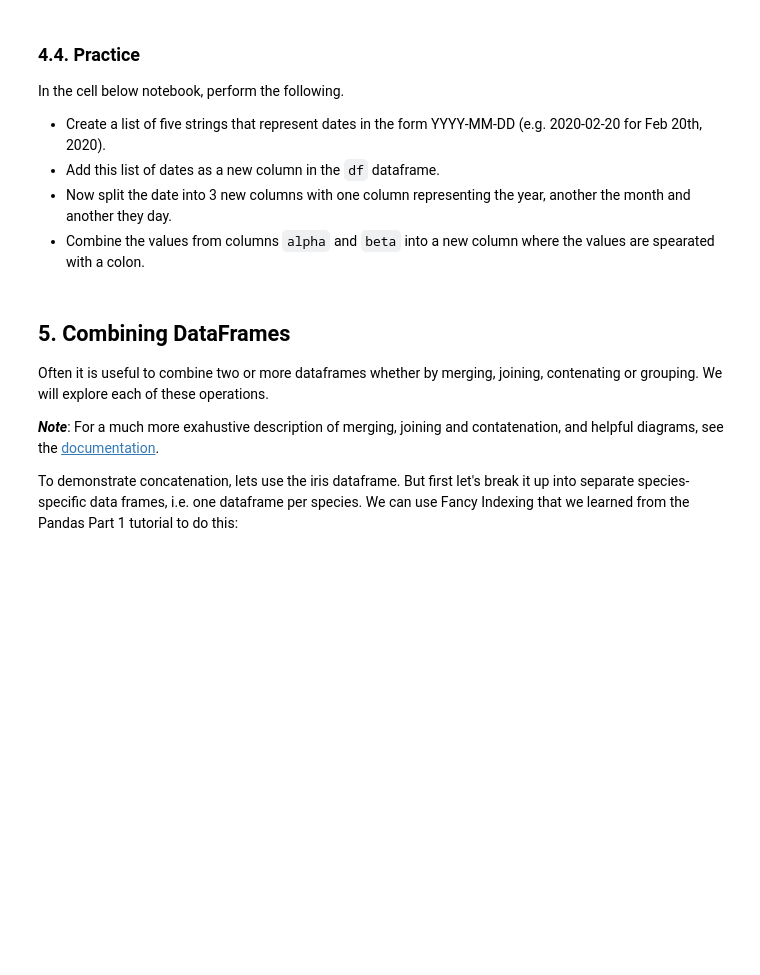
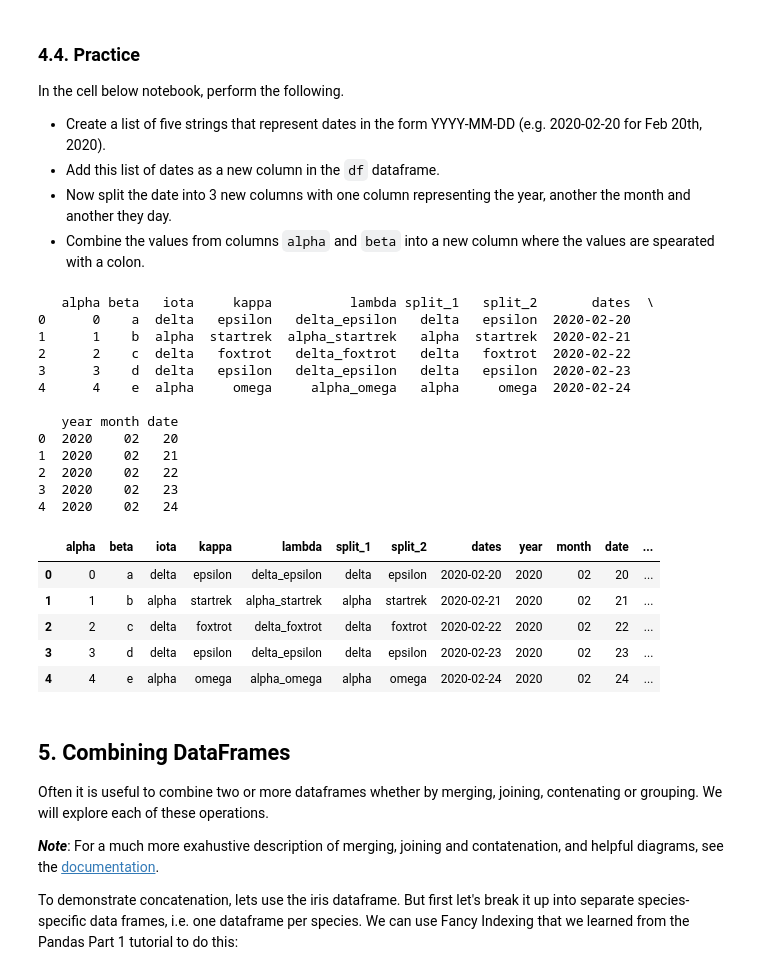
Before and after one commit to ko0000/Data-Analytics-With-Python, a Jupyter notebook: Module2-Data_Analytics/A04-Pandas_Part2.ipynb, the cells around one changed output. Saved outputs shown, nothing was run; the diff lists cells and outputs as text; code cells hidden in the pictures; blank space fills up the shorter version.

```diff
--- a/Module2-Data_Analytics/A04-Pandas_Part2.ipynb
+++ b/Module2-Data_Analytics/A04-Pandas_Part2.ipynb
@@ -603,6 +649,34 @@ In the cell below notebook, perform the following.
 + Add this list of dates as a new column in the `df` dataframe.
 + Now split the date into 3 new columns with one column representing the year, another the month and another they day.
 + Combine the values from columns `alpha` and `beta` into a new column where the values are spearated with a colon.
+# %%
+date2= ["2020-02-20","2020-02-21","2020-02-22","2020-02-23","2020-02-24"]
+df["dates"]=date2
+df["year"], df["month"], df["date"] = df["dates"].str.split("-",2).str
+print(df)
+
+df["new"]= df["alpha"].astype(str) + ':' + df["beta"]
+df
+# %% [output]
+   alpha beta   iota     kappa          lambda split_1   split_2       dates  \
+0      0    a  delta   epsilon   delta_epsilon   delta   epsilon  2020-02-20
+1      1    b  alpha  startrek  alpha_startrek   alpha  startrek  2020-02-21
+2      2    c  delta   foxtrot   delta_foxtrot   delta   foxtrot  2020-02-22
+3      3    d  delta   epsilon   delta_epsilon   delta   epsilon  2020-02-23
+4      4    e  alpha     omega     alpha_omega   alpha     omega  2020-02-24
+
+   year month date
+0  2020    02   20
+1  2020    02   21
+2  2020    02   22
+3  2020    02   23
+4  2020    02   24
+|  | alpha | beta | iota | kappa | lambda | split_1 | split_2 | dates | year | month | date | ... |
+| 0 | 0 | a | delta | epsilon | delta_epsilon | delta | epsilon | 2020-02-20 | 2020 | 02 | 20 | ... |
+| 1 | 1 | b | alpha | startrek | alpha_startrek | alpha | startrek | 2020-02-21 | 2020 | 02 | 21 | ... |
+| 2 | 2 | c | delta | foxtrot | delta_foxtrot | delta | foxtrot | 2020-02-22 | 2020 | 02 | 22 | ... |
+| 3 | 3 | d | delta | epsilon | delta_epsilon | delta | epsilon | 2020-02-23 | 2020 | 02 | 23 | ... |
+| 4 | 4 | e | alpha | omega | alpha_omega | alpha | omega | 2020-02-24 | 2020 | 02 | 24 | ... |
 # %% [markdown]
 ## 5. Combining DataFrames
 
```
Also changed, not shown: parts of 41 cells of this notebook, 2 other files.
